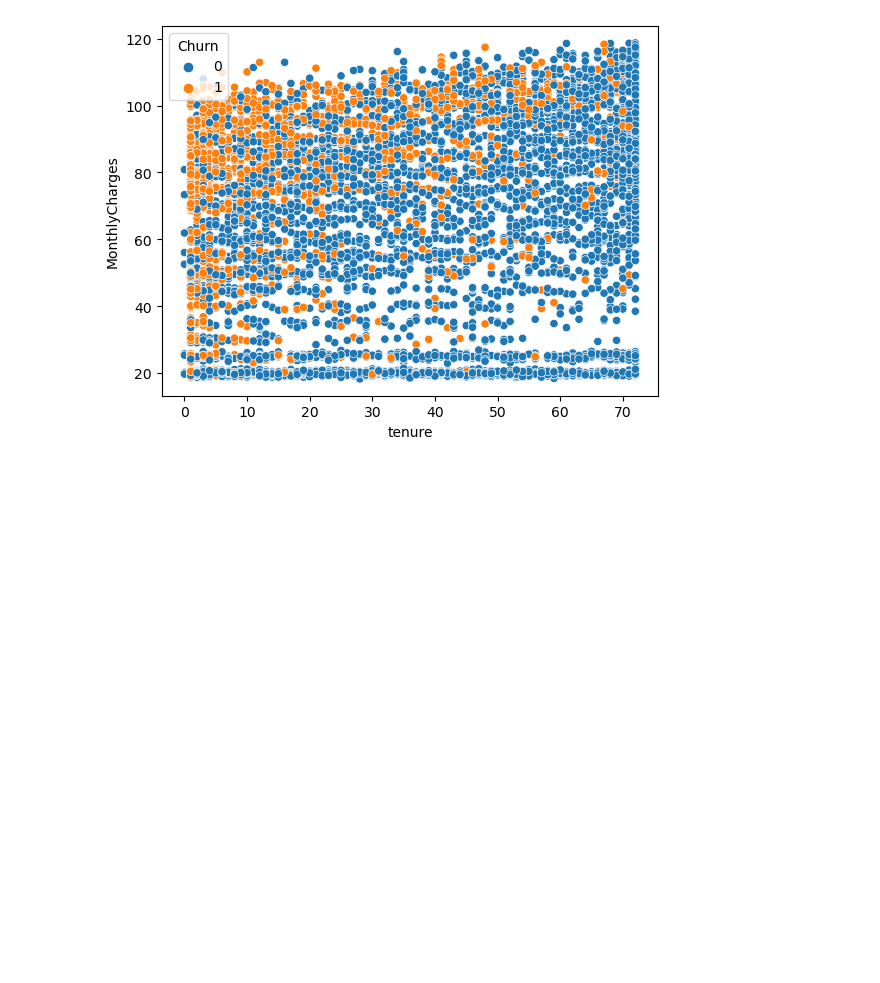
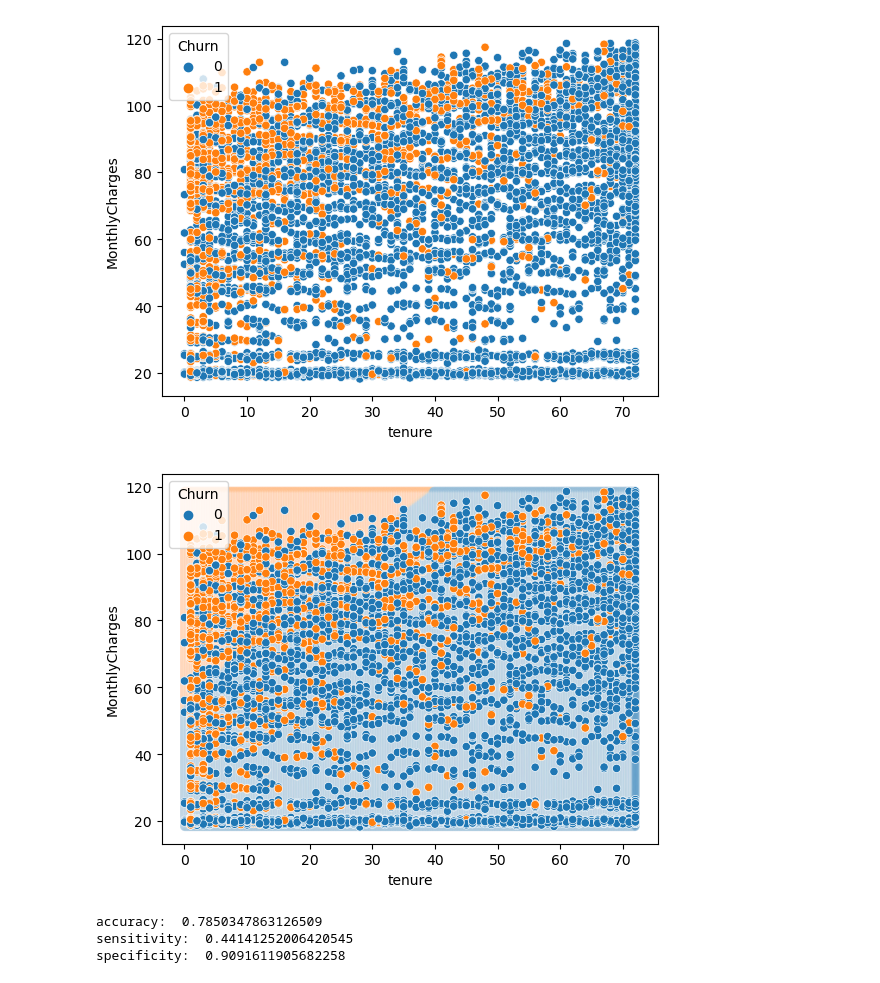
Before and after one commit to saalssall/Statistics_In_Python, a Jupyter notebook: Regression_statsmodel_2.ipynb, the cells around one changed output. Saved outputs shown, nothing was run; the diff lists cells and outputs as text; code cells hidden in the pictures; blank space fills up the shorter version.

Commit message:
Visualize multiple explanatory variables and confusion matrix

```diff
--- a/Regression_statsmodel_2.ipynb
+++ b/Regression_statsmodel_2.ipynb
@@ -945,3 +945,43 @@ sns.scatterplot(x = "tenure", y = "MonthlyCharges", hue = "Churn", data = churn)
 plt.show()
 # %% [output]
 [figure]
+# %%
+# Using prediction_data, plot MonthlyCharges vs. tenure, colored by most_likely_outcome
+sns.scatterplot(x = "tenure", y = "MonthlyCharges", data = prediction_data, hue = "most_likely_outcome",
+alpha=0.2,
+legend=False)
+
+# Using churn, plot MonthlyCharges vs. tenure, colored by churn status
+sns.scatterplot(x="tenure",
+y="MonthlyCharges",
+data=churn,
+hue="Churn")
+# Show the plot
+plt.show()
+# %% [output]
+[figure, added]
+# %%
+# Create conf_matrix
+conf_matrix = mdl_churn_vs_both_inter.pred_table()
+
+# Extract TN, TP, FN and FP from conf_matrix
+TN = conf_matrix[0, 0]
+TP = conf_matrix[1, 1]
+FN = conf_matrix[1, 0]
+FP = conf_matrix[0, 1]
+
+# Calculate and print the accuracy
+accuracy = (TN + TP) / (TN + FN + FP + TP)
+print("accuracy: ", accuracy)
+
+# Calculate and print the sensitivity
+sensitivity = TP / (TP + FN)
+print("sensitivity: ", sensitivity)
+
+# Calculate and print the specificity
+specificity = TN / (TN + FP)
+print("specificity: ", specificity)
+# %% [output]
+accuracy:  0.7850347863126509
+sensitivity:  0.44141252006420545
+specificity:  0.9091611905682258
```
